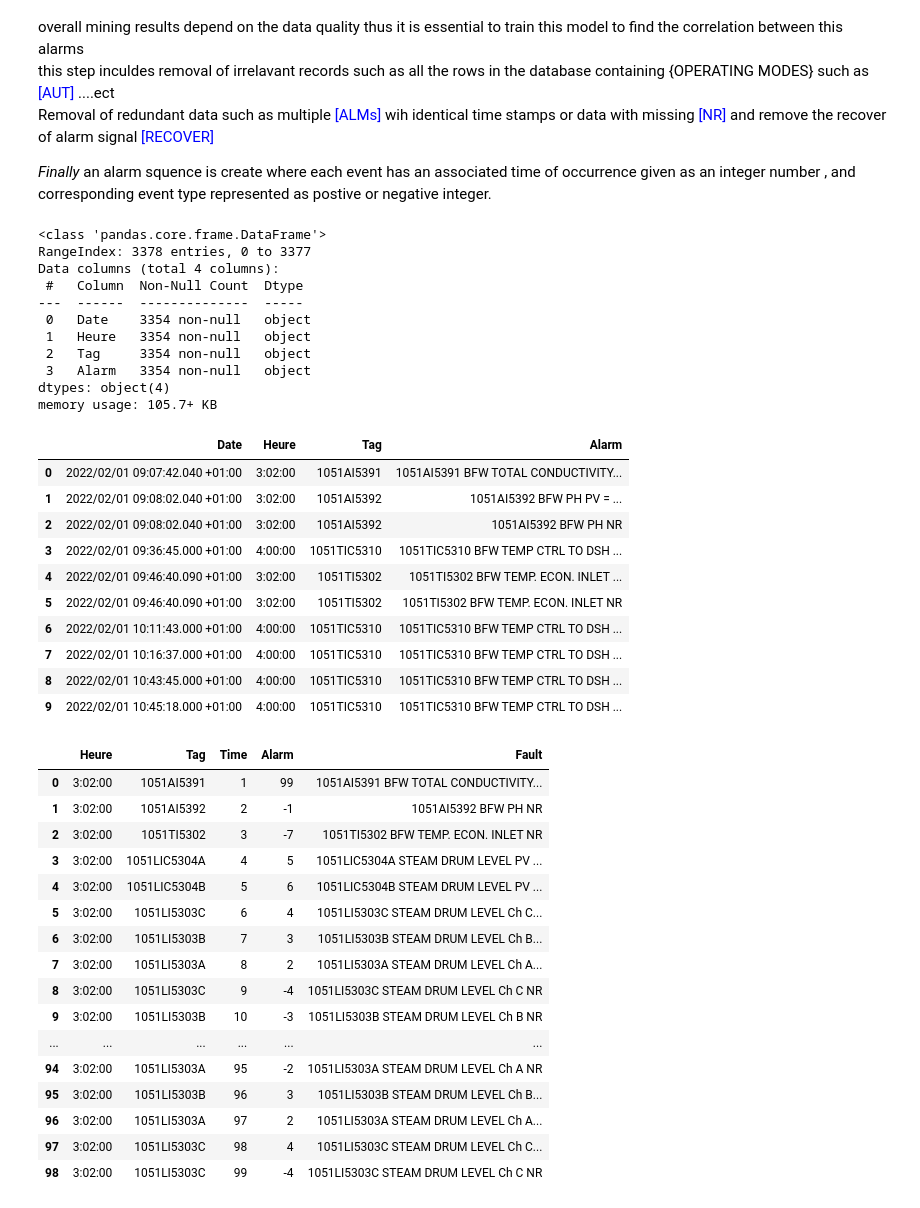
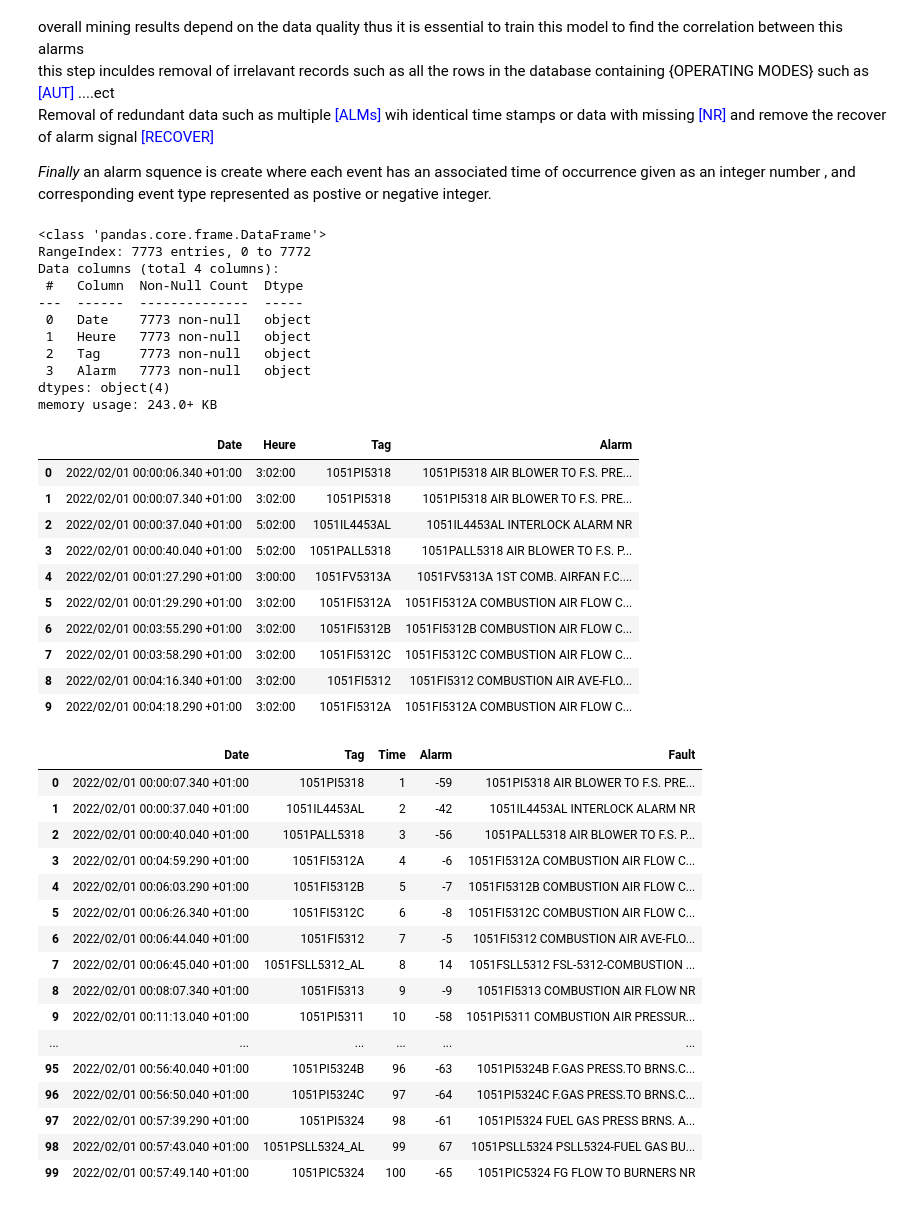
Before and after one commit to sidalikharef/Event-Intervals-to-Analyze-Alarm-Sequences-using-Python, a Jupyter notebook: Backend/jupyter notebook/Event-Intervals to Analyze Alarm Sequences using Python .ipynb, the cells around one changed output. Drawn from its saved outputs; the diff is of its cells as text; code cells hidden in the pictures.

```diff
--- a/Backend/jupyter notebook/Event-Intervals to Analyze Alarm Sequences using Python .ipynb
+++ b/Backend/jupyter notebook/Event-Intervals to Analyze Alarm Sequences using Python .ipynb
@@ -39,31 +40,31 @@ from matplotlib import pyplot
 # %%
-data = pd.read_csv('a.csv')
+data = pd.read_csv('one.csv')
 data.info()
 #Book2
 data.head(10)
 # %% [output]
 <class 'pandas.core.frame.DataFrame'>
-RangeIndex: 3378 entries, 0 to 3377
+RangeIndex: 7773 entries, 0 to 7772
 Data columns (total 4 columns):
  #   Column  Non-Null Count  Dtype
 ---  ------  --------------  -----
- 0   Date    3354 non-null   object
- 1   Heure   3354 non-null   object
- 2   Tag     3354 non-null   object
- 3   Alarm   3354 non-null   object
+ 0   Date    7773 non-null   object
+ 1   Heure   7773 non-null   object
+ 2   Tag     7773 non-null   object
+ 3   Alarm   7773 non-null   object
 dtypes: object(4)
-memory usage: 105.7+ KB
+memory usage: 243.0+ KB
 |  | Date | Heure | Tag | Alarm |
-| 0 | 2022/02/01 09:07:42.040 +01:00 | 3:02:00 | 1051AI5391 | 1051AI5391 BFW TOTAL CONDUCTIVITY... |
-| 1 | 2022/02/01 09:08:02.040 +01:00 | 3:02:00 | 1051AI5392 | 1051AI5392 BFW PH PV = ... |
-| 2 | 2022/02/01 09:08:02.040 +01:00 | 3:02:00 | 1051AI5392 | 1051AI5392 BFW PH NR |
-| 3 | 2022/02/01 09:36:45.000 +01:00 | 4:00:00 | 1051TIC5310 | 1051TIC5310 BFW TEMP CTRL TO DSH ... |
-| 4 | 2022/02/01 09:46:40.090 +01:00 | 3:02:00 | 1051TI5302 | 1051TI5302 BFW TEMP. ECON. INLET ... |
-| 5 | 2022/02/01 09:46:40.090 +01:00 | 3:02:00 | 1051TI5302 | 1051TI5302 BFW TEMP. ECON. INLET NR |
-| 6 | 2022/02/01 10:11:43.000 +01:00 | 4:00:00 | 1051TIC5310 | 1051TIC5310 BFW TEMP CTRL TO DSH ... |
-| 7 | 2022/02/01 10:16:37.000 +01:00 | 4:00:00 | 1051TIC5310 | 1051TIC5310 BFW TEMP CTRL TO DSH ... |
-| 8 | 2022/02/01 10:43:45.000 +01:00 | 4:00:00 | 1051TIC5310 | 1051TIC5310 BFW TEMP CTRL TO DSH ... |
-| 9 | 2022/02/01 10:45:18.000 +01:00 | 4:00:00 | 1051TIC5310 | 1051TIC5310 BFW TEMP CTRL TO DSH ... |
+| 0 | 2022/02/01 00:00:06.340 +01:00 | 3:02:00 | 1051PI5318 | 1051PI5318 AIR BLOWER TO F.S. PRE... |
+| 1 | 2022/02/01 00:00:07.340 +01:00 | 3:02:00 | 1051PI5318 | 1051PI5318 AIR BLOWER TO F.S. PRE... |
+| 2 | 2022/02/01 00:00:37.040 +01:00 | 5:02:00 | 1051IL4453AL | 1051IL4453AL INTERLOCK ALARM NR |
+| 3 | 2022/02/01 00:00:40.040 +01:00 | 5:02:00 | 1051PALL5318 | 1051PALL5318 AIR BLOWER TO F.S. P... |
+| 4 | 2022/02/01 00:01:27.290 +01:00 | 3:00:00 | 1051FV5313A | 1051FV5313A 1ST COMB. AIRFAN F.C.... |
+| 5 | 2022/02/01 00:01:29.290 +01:00 | 3:02:00 | 1051FI5312A | 1051FI5312A COMBUSTION AIR FLOW C... |
+| 6 | 2022/02/01 00:03:55.290 +01:00 | 3:02:00 | 1051FI5312B | 1051FI5312B COMBUSTION AIR FLOW C... |
+| 7 | 2022/02/01 00:03:58.290 +01:00 | 3:02:00 | 1051FI5312C | 1051FI5312C COMBUSTION AIR FLOW C... |
+| 8 | 2022/02/01 00:04:16.340 +01:00 | 3:02:00 | 1051FI5312 | 1051FI5312 COMBUSTION AIR AVE-FLO... |
+| 9 | 2022/02/01 00:04:18.290 +01:00 | 3:02:00 | 1051FI5312A | 1051FI5312A COMBUSTION AIR FLOW C... |
 # %%
 class Preprocecssing:
 
@@ -136,33 +137,34 @@ class Preprocecssing:
         Dframe.insert(2, 'Time', range(1, 1 + len(Dframe)))
         return Dframe
 # %%
-DFAlarms = data.drop(['Date'],axis=1)
+DFAlarms = data.drop(['Heure'],axis=1)
 DfAlarm=Preprocecssing.NumTag(DFAlarms)
 DfAlarm=Preprocecssing.checkNumTag(DfAlarm)
 DfAlarm=Preprocecssing.tagFault(DfAlarm)
 DfAlarm=Preprocecssing.AlarmState(DFAlarms)
 DfAlarm.dropna(inplace=True)
+DfAlarm.to_csv('out.zip', index=False)
 DfAlarm =DfAlarm.reset_index(drop=True)
 DfAlarm=Preprocecssing.SequenceAlarm(DfAlarm)
 DfAlarm =DfAlarm.reset_index(drop=True)
 DfAlarm=Preprocecssing.AlarmTime(DfAlarm)
 #y=y.drop(['Tag'],axis=1)
-DfAlarm.head(99).style.set_properties(subset=['Alarm'], **{'width-min': '700px'})
+DfAlarm.head(100).style.set_properties(subset=['Alarm'], **{'width-min': '700px'})
 # %% [output]
-|  | Heure | Tag | Time | Alarm | Fault |
-| 0 | 3:02:00 | 1051AI5391 | 1 | 99 | 1051AI5391 BFW TOTAL CONDUCTIVITY... |
-| 1 | 3:02:00 | 1051AI5392 | 2 | -1 | 1051AI5392 BFW PH NR |
-| 2 | 3:02:00 | 1051TI5302 | 3 | -7 | 1051TI5302 BFW TEMP. ECON. INLET NR |
-| 3 | 3:02:00 | 1051LIC5304A | 4 | 5 | 1051LIC5304A STEAM DRUM LEVEL PV ... |
-| 4 | 3:02:00 | 1051LIC5304B | 5 | 6 | 1051LIC5304B STEAM DRUM LEVEL PV ... |
-| 5 | 3:02:00 | 1051LI5303C | 6 | 4 | 1051LI5303C STEAM DRUM LEVEL Ch C... |
-| 6 | 3:02:00 | 1051LI5303B | 7 | 3 | 1051LI5303B STEAM DRUM LEVEL Ch B... |
-| 7 | 3:02:00 | 1051LI5303A | 8 | 2 | 1051LI5303A STEAM DRUM LEVEL Ch A... |
-| 8 | 3:02:00 | 1051LI5303C | 9 | -4 | 1051LI5303C STEAM DRUM LEVEL Ch C NR |
-| 9 | 3:02:00 | 1051LI5303B | 10 | -3 | 1051LI5303B STEAM DRUM LEVEL Ch B NR |
+|  | Date | Tag | Time | Alarm | Fault |
+| 0 | 2022/02/01 00:00:07.340 +01:00 | 1051PI5318 | 1 | -59 | 1051PI5318 AIR BLOWER TO F.S. PRE... |
+| 1 | 2022/02/01 00:00:37.040 +01:00 | 1051IL4453AL | 2 | -42 | 1051IL4453AL INTERLOCK ALARM NR |
+| 2 | 2022/02/01 00:00:40.040 +01:00 | 1051PALL5318 | 3 | -56 | 1051PALL5318 AIR BLOWER TO F.S. P... |
+| 3 | 2022/02/01 00:04:59.290 +01:00 | 1051FI5312A | 4 | -6 | 1051FI5312A COMBUSTION AIR FLOW C... |
+| 4 | 2022/02/01 00:06:03.290 +01:00 | 1051FI5312B | 5 | -7 | 1051FI5312B COMBUSTION AIR FLOW C... |
+| 5 | 2022/02/01 00:06:26.340 +01:00 | 1051FI5312C | 6 | -8 | 1051FI5312C COMBUSTION AIR FLOW C... |
+| 6 | 2022/02/01 00:06:44.040 +01:00 | 1051FI5312 | 7 | -5 | 1051FI5312 COMBUSTION AIR AVE-FLO... |
+| 7 | 2022/02/01 00:06:45.040 +01:00 | 1051FSLL5312_AL | 8 | 14 | 1051FSLL5312 FSL-5312-COMBUSTION ... |
+| 8 | 2022/02/01 00:08:07.340 +01:00 | 1051FI5313 | 9 | -9 | 1051FI5313 COMBUSTION AIR FLOW NR |
+| 9 | 2022/02/01 00:11:13.040 +01:00 | 1051PI5311 | 10 | -58 | 1051PI5311 COMBUSTION AIR PRESSUR... |
 | ... | ... | ... | ... | ... | ... |
-| 94 | 3:02:00 | 1051LI5303A | 95 | -2 | 1051LI5303A STEAM DRUM LEVEL Ch A NR |
-| 95 | 3:02:00 | 1051LI5303B | 96 | 3 | 1051LI5303B STEAM DRUM LEVEL Ch B... |
-| 96 | 3:02:00 | 1051LI5303A | 97 | 2 | 1051LI5303A STEAM DRUM LEVEL Ch A... |
-| 97 | 3:02:00 | 1051LI5303C | 98 | 4 | 1051LI5303C STEAM DRUM LEVEL Ch C... |
-| 98 | 3:02:00 | 1051LI5303C | 99 | -4 | 1051LI5303C STEAM DRUM LEVEL Ch C NR |
+| 95 | 2022/02/01 00:56:40.040 +01:00 | 1051PI5324B | 96 | -63 | 1051PI5324B F.GAS PRESS.TO BRNS.C... |
+| 96 | 2022/02/01 00:56:50.040 +01:00 | 1051PI5324C | 97 | -64 | 1051PI5324C F.GAS PRESS.TO BRNS.C... |
+| 97 | 2022/02/01 00:57:39.290 +01:00 | 1051PI5324 | 98 | -61 | 1051PI5324 FUEL GAS PRESS BRNS. A... |
+| 98 | 2022/02/01 00:57:43.040 +01:00 | 1051PSLL5324_AL | 99 | 67 | 1051PSLL5324 PSLL5324-FUEL GAS BU... |
+| 99 | 2022/02/01 00:57:49.140 +01:00 | 1051PIC5324 | 100 | -65 | 1051PIC5324 FG FLOW TO BURNERS NR |
```
Also changed, not shown: parts of 13 cells of this notebook, 10 other files.
